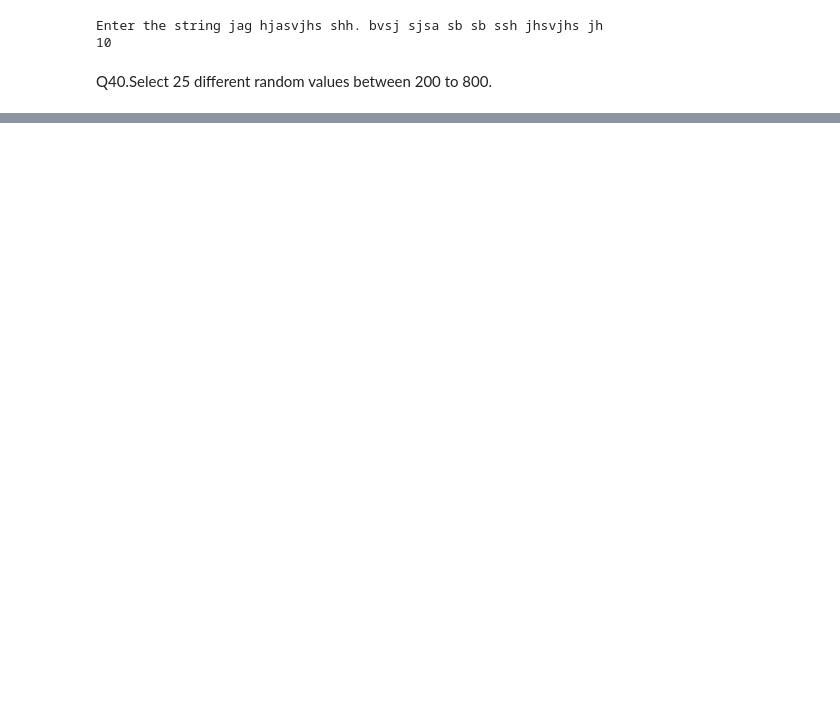
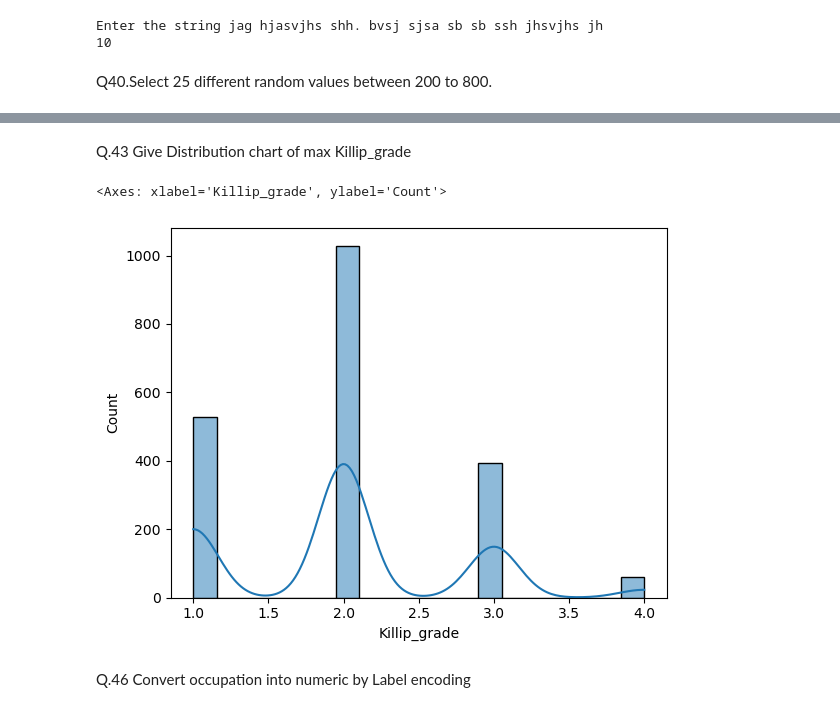
Before and after one commit to Moinandy6/Team9_Py-Stars_Python-Hackathon_Apr24, a Jupyter notebook: Q33.ipynb, the cells around one changed output, grey strips where cells are left out. Drawn from its saved outputs; the diff is of its cells as text; code cells hidden in the pictures; blank space fills up the shorter version.

```diff
--- a/Q33.ipynb
+++ b/Q33.ipynb
@@ -3,8 +5,8 @@ import pandas as pd
 # %%
-df_Labs=pd.read_excel("cardiac_outcomes.xlsx","Labs")
-df_Hospitalization_Discharge=pd.read_excel("cardiac_outcomes.xlsx","Hospitalization_Discharge")
-df_CardiacComplications=pd.read_excel("cardiac_outcomes.xlsx","CardiacComplications")
-df_Responsiveness=pd.read_excel("cardiac_outcomes.xlsx","Responsiveness")
-df_PatientHistory=pd.read_excel("cardiac_outcomes.xlsx","PatientHistory")
-df_Demography=pd.read_excel("cardiac_outcomes.xlsx","Demography")
-df_Patient_Precriptions=pd.read_excel("cardiac_outcomes.xlsx","Patient_Precriptions")
+df_Labs=pd.read_excel("Cardiac_Outcomes.xlsx","Labs")
+df_Hospitalization_Discharge=pd.read_excel("Cardiac_Outcomes.xlsx","Hospitalization_Discharge")
+df_CardiacComplications=pd.read_excel("Cardiac_Outcomes.xlsx","CardiacComplications")
+df_Responsiveness=pd.read_excel("Cardiac_Outcomes.xlsx","Responsivenes")
+df_PatientHistory=pd.read_excel("Cardiac_Outcomes.xlsx","PatientHistory")
+=pd.read_excel("Cardiac_Outcomes.xlsx","Demography")
+df_Patient_Precriptions=pd.read_excel("Cardiac_Outcomes.xlsx","Patient_Precriptions")
@@ -89,0 +167,12 @@ for i in range(25) :
+# %% [markdown]
+Q.43 Give Distribution chart of max Killip_grade
+# %%
+
+kg=df_CardiacComplications['Killip_grade']
+sns.histplot(kg, kde=True)
+#print(kg)
+# %% [output]
+<Axes: xlabel='Killip_grade', ylabel='Count'>
+[figure, added]
+# %% [markdown]
+Q.46 Convert occupation into numeric by Label encoding
```
Also changed, not shown: parts of 17 cells of this notebook.
